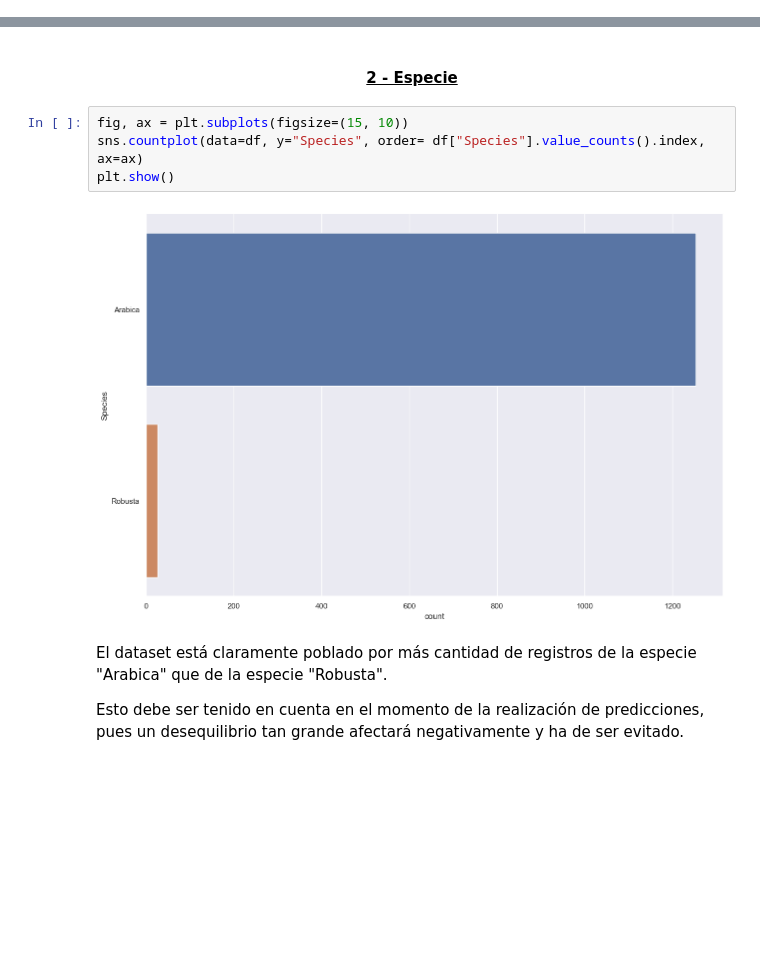
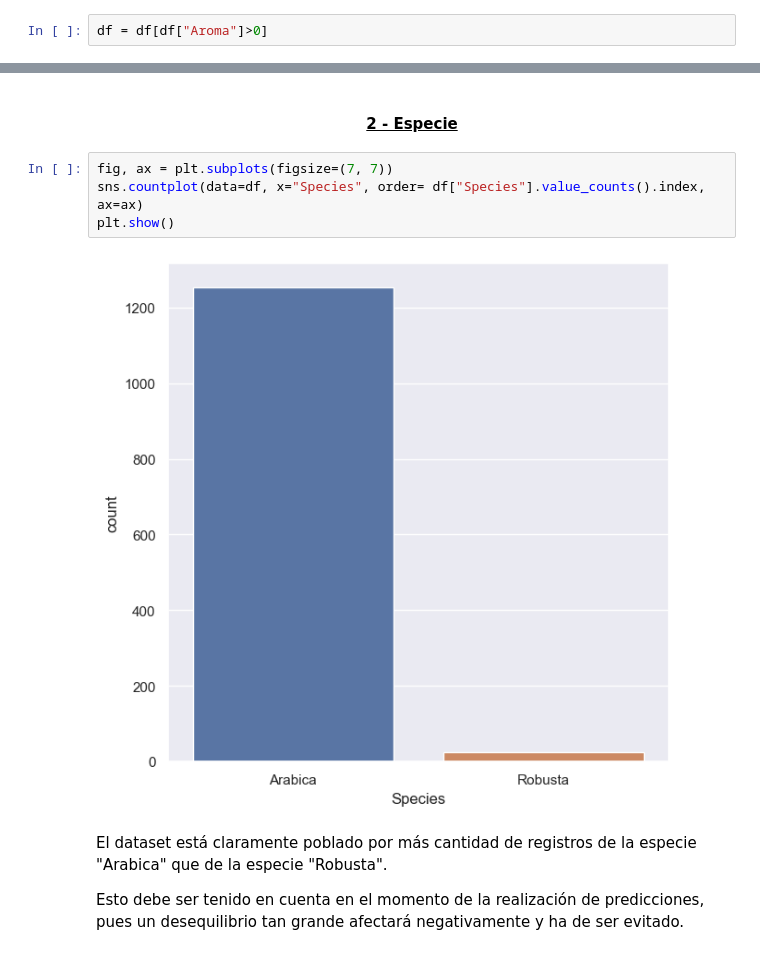
Before and after one commit to jmramaq/TrainingEDA_Coffee, a Jupyter notebook: src/EDA.ipynb, the cells around one changed output, grey strips where cells are left out. Cells and saved outputs as stored; diff of their text form; blank space fills up the shorter version.

Commit message:
UnivAnalysis_changeGraph

```diff
--- a/src/EDA.ipynb
+++ b/src/EDA.ipynb
@@ -481,3 +525,5 @@ Name: count, dtype: int64
+# %%
+df = df[df["Aroma"]>0]
 # %% [markdown]
 ---
 # %% [markdown]
@@ -493,11 +539,11 @@ Los principales países productores de café presentes en el dataset son centroa
 # %% [markdown]
 <h4 style="text-align: center;"><ins>2 - Especie</ins></h4>
 # %%
-fig, ax = plt.subplots(figsize=(15, 10))
-sns.countplot(data=df, y="Species", order= df["Species"].value_counts().index, ax=ax)
+fig, ax = plt.subplots(figsize=(7, 7))
+sns.countplot(data=df, x="Species", order= df["Species"].value_counts().index, ax=ax)
 plt.show()
 # %% [output]
-[figure, old version]
+[figure, new version]
 # %% [markdown]
 El dataset está claramente poblado por más cantidad de registros de la especie "Arabica" que de la especie "Robusta".
 
```
Also changed, not shown: parts of 22 cells of this notebook.
